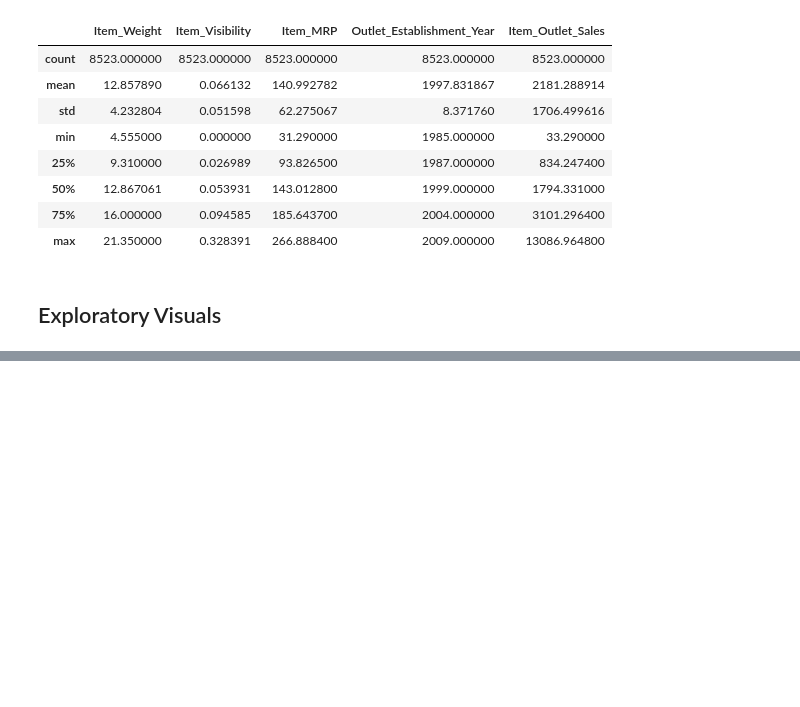
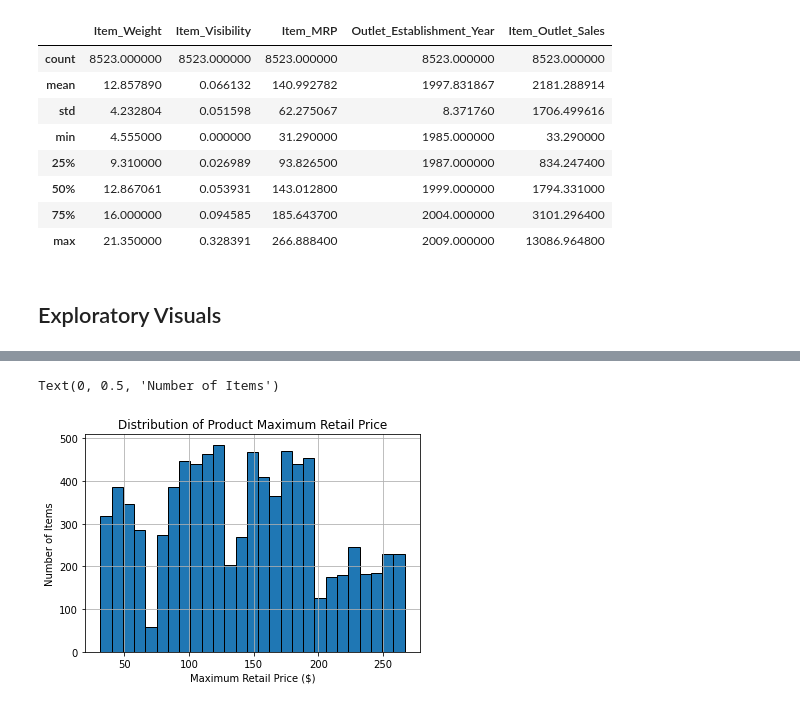
Before and after one commit to hawkeyedatatsai/food-sales-predictions, a Jupyter notebook: Heng_Tser_Tsai_Food_Sales_Predictions.ipynb, the cells around one changed output, grey strips where cells are left out. Drawn from its saved outputs; the diff is of its cells as text; code cells hidden in the pictures; blank space fills up the shorter version.

```diff
--- a/Heng_Tser_Tsai_Food_Sales_Predictions.ipynb
+++ b/Heng_Tser_Tsai_Food_Sales_Predictions.ipynb
@@ -366,0 +416,17 @@ df.describe()
+# %%
+ax = df['Item_MRP'].hist(bins = 'auto', edgecolor = 'black')
+
+#removing scientific notation from the x-axis
+ax.ticklabel_format(style='plain')
+
+#only rotate the x-axis, so "axis='x'"
+#rotation=45 (rotate the labels 45 degrees).
+ax.tick_params(axis='x')
+
+#add titles and labels
+ax.set_title('Distribution of Product Maximum Retail Price')
+ax.set_xlabel('Maximum Retail Price ($)')
+ax.set_ylabel('Number of Items')
+# %% [output]
+Text(0, 0.5, 'Number of Items')
+[figure, added]
```
Also changed, not shown: parts of 37 cells of this notebook.
